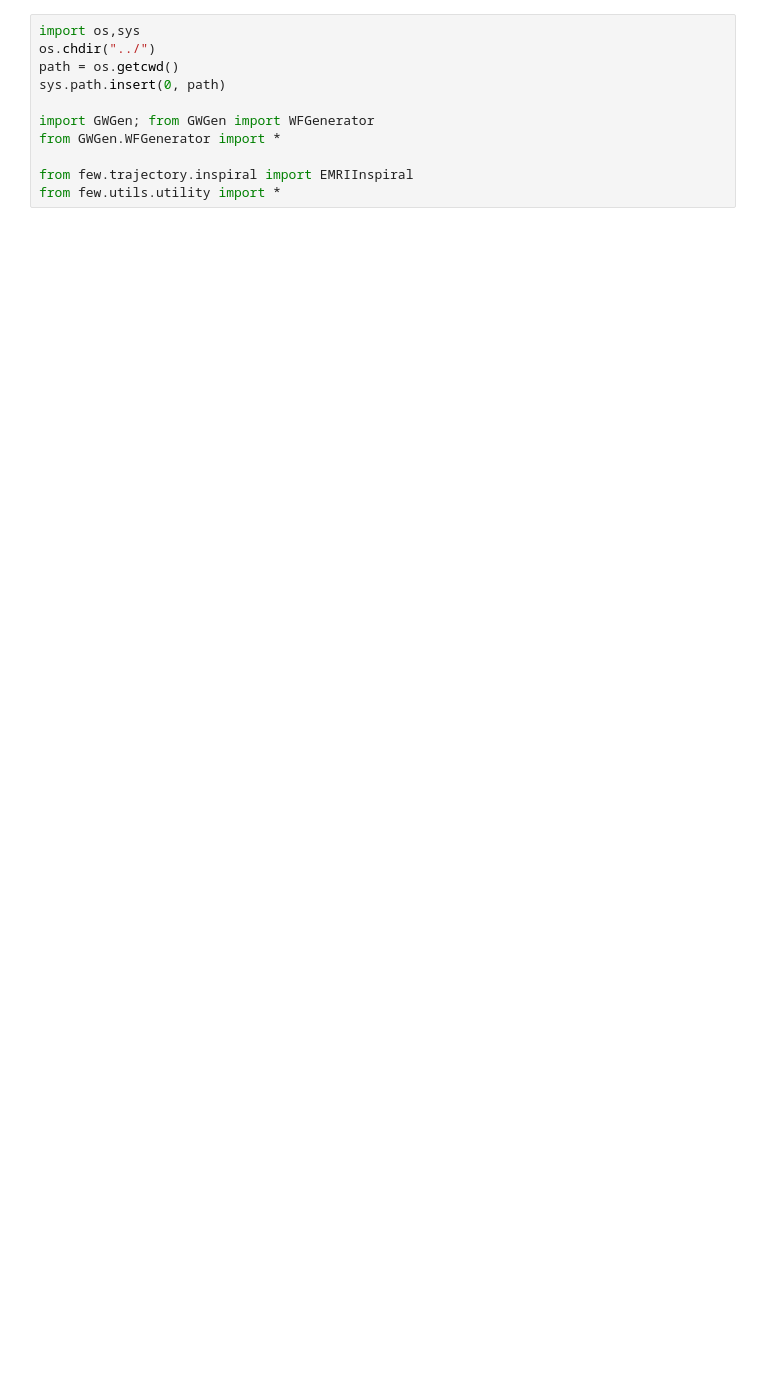
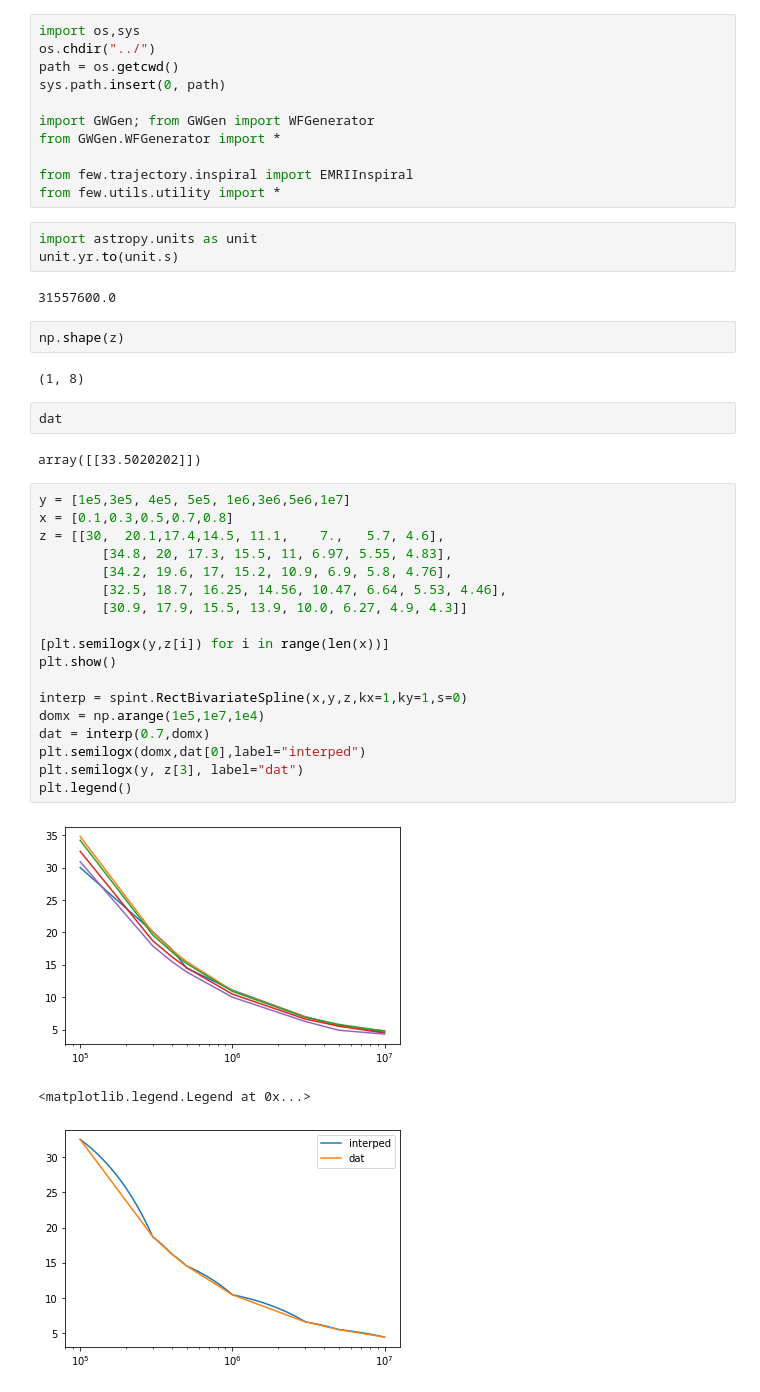
Before and after one commit to Shaun-F/GWGenerator, a Jupyter notebook: debugging/InitialP0.ipynb, the cells around one changed output. Drawn from its saved outputs; the diff is of its cells as text; blank space fills up the shorter version.

```diff
--- a/debugging/InitialP0.ipynb
+++ b/debugging/InitialP0.ipynb
@@ -9,3 +9,38 @@ from GWGen.WFGenerator import *
 
 from few.trajectory.inspiral import EMRIInspiral
 from few.utils.utility import *
+# %%
+import astropy.units as unit
+unit.yr.to(unit.s)
+# %% [output]
+31557600.0
+# %%
+np.shape(z)
+# %% [output]
+(1, 8)
+# %%
+dat
+# %% [output]
+array([[33.5020202]])
+# %%
+y = [1e5,3e5, 4e5, 5e5, 1e6,3e6,5e6,1e7]
+x = [0.1,0.3,0.5,0.7,0.8]
+z = [[30,  20.1,17.4,14.5, 11.1,    7.,   5.7, 4.6],
+        [34.8, 20, 17.3, 15.5, 11, 6.97, 5.55, 4.83],
+        [34.2, 19.6, 17, 15.2, 10.9, 6.9, 5.8, 4.76],
+        [32.5, 18.7, 16.25, 14.56, 10.47, 6.64, 5.53, 4.46],
+        [30.9, 17.9, 15.5, 13.9, 10.0, 6.27, 4.9, 4.3]]
+
+[plt.semilogx(y,z[i]) for i in range(len(x))]
+plt.show()
+
+interp = spint.RectBivariateSpline(x,y,z,kx=1,ky=1,s=0)
+domx = np.arange(1e5,1e7,1e4)
+dat = interp(0.7,domx)
+plt.semilogx(domx,dat[0],label="interped")
+plt.semilogx(y, z[3], label="dat")
+plt.legend()
+# %% [output]
+[figure, added]
+<matplotlib.legend.Legend at 0x...>
+[figure, added]
```
Also changed, not shown: parts of 6 cells of this notebook, 2 other files.
